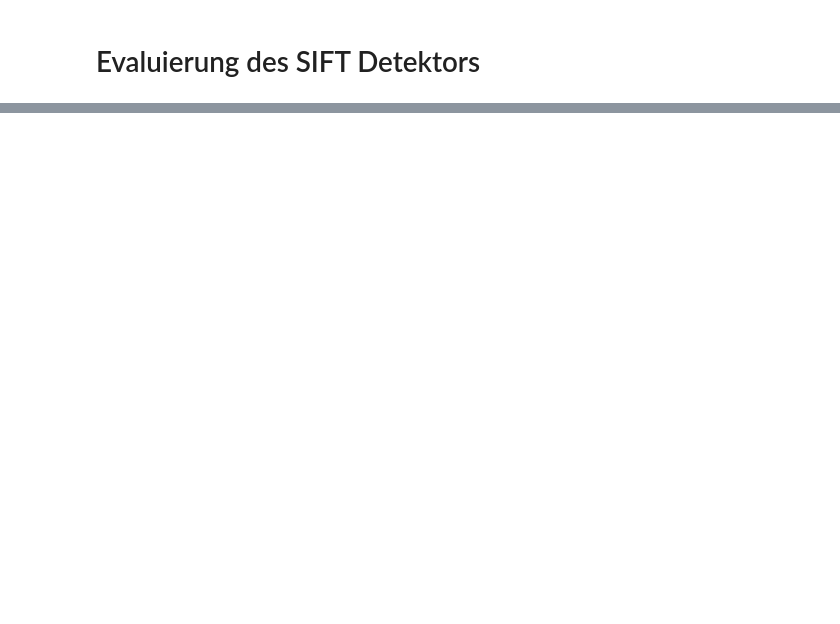
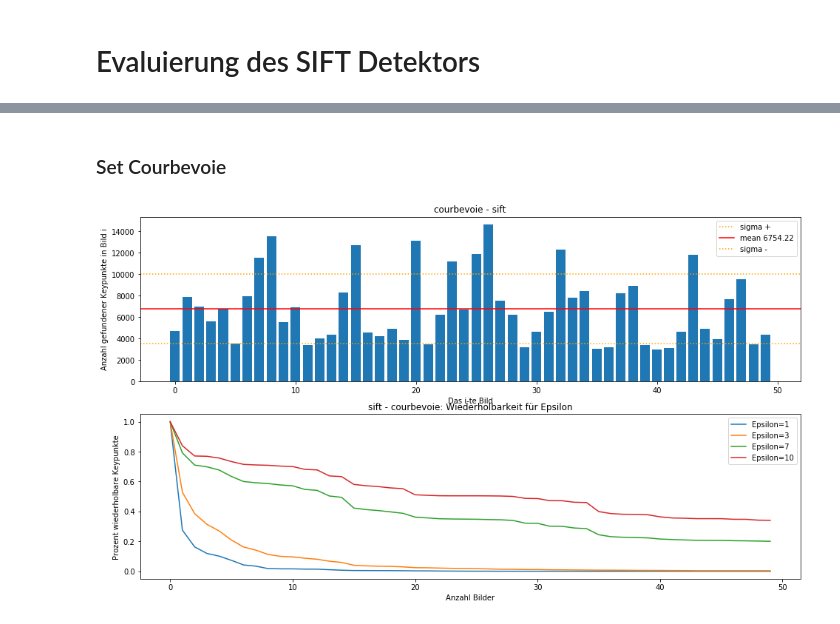
Before and after one commit to Mizzade/diplomarbeit, a Jupyter notebook: evaluation/detectors/Evaluation - Detektor - SIFT.ipynb, the cells around one changed output, grey strips where cells are left out. Saved outputs shown, nothing was run; the diff lists cells and outputs as text; code cells hidden in the pictures; blank space fills up the shorter version.

```diff
--- a/evaluation/detectors/Evaluation - Detektor - SIFT.ipynb
+++ b/evaluation/detectors/Evaluation - Detektor - SIFT.ipynb
@@ -123,0 +79,8 @@ for i in range(len_ws):
+# %% [markdown]
+### Set Courbevoie
+# %%
+set_name='courbevoie'
+plt.rcParams['figure.figsize'] = [16, 9]
+plot_metrics(data, collection_name, set_name, detector_name)
+# %% [output]
+[figure, added]
```
Also changed, not shown: parts of 39 cells of this notebook, 1 other file.
